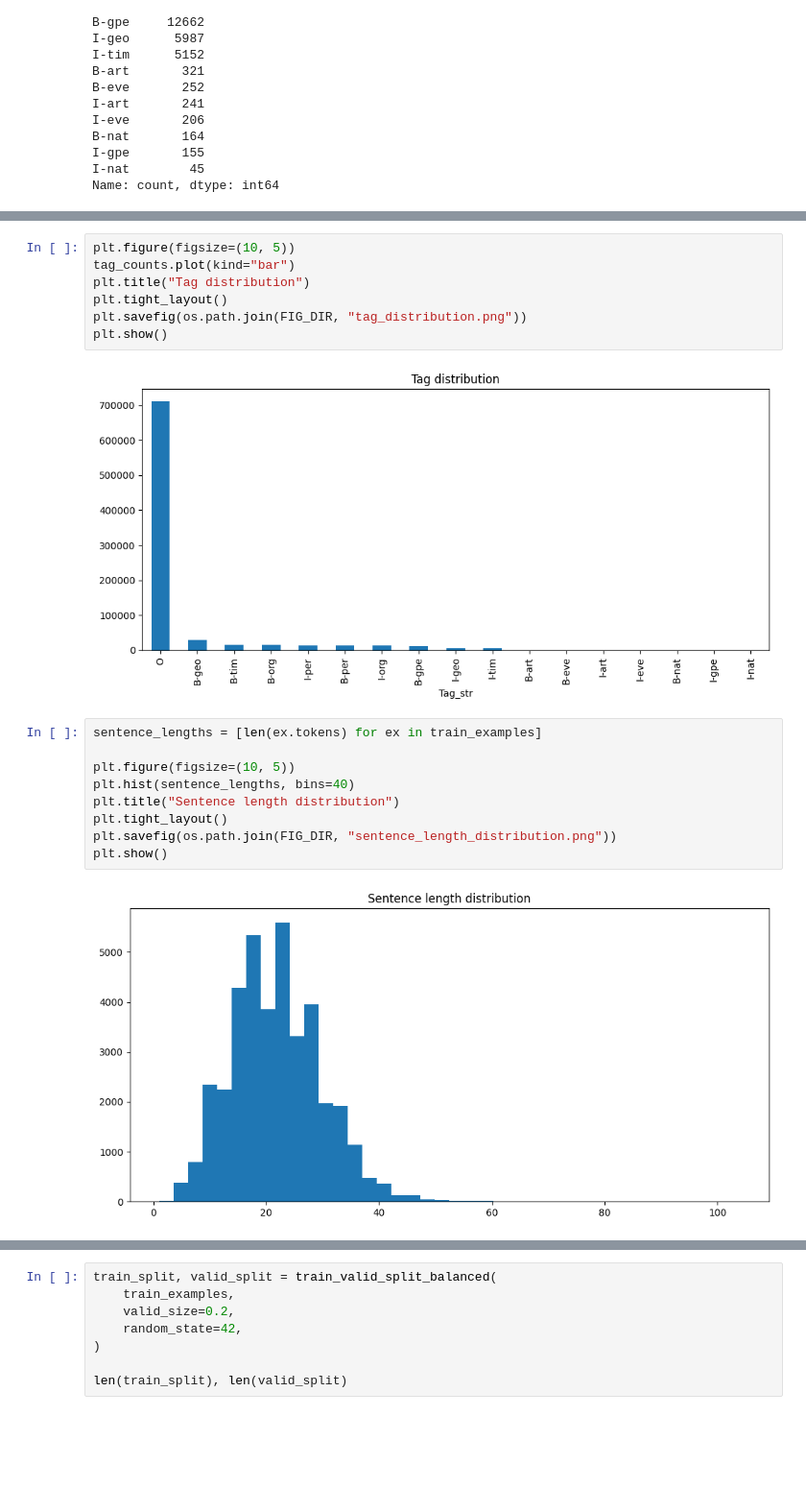
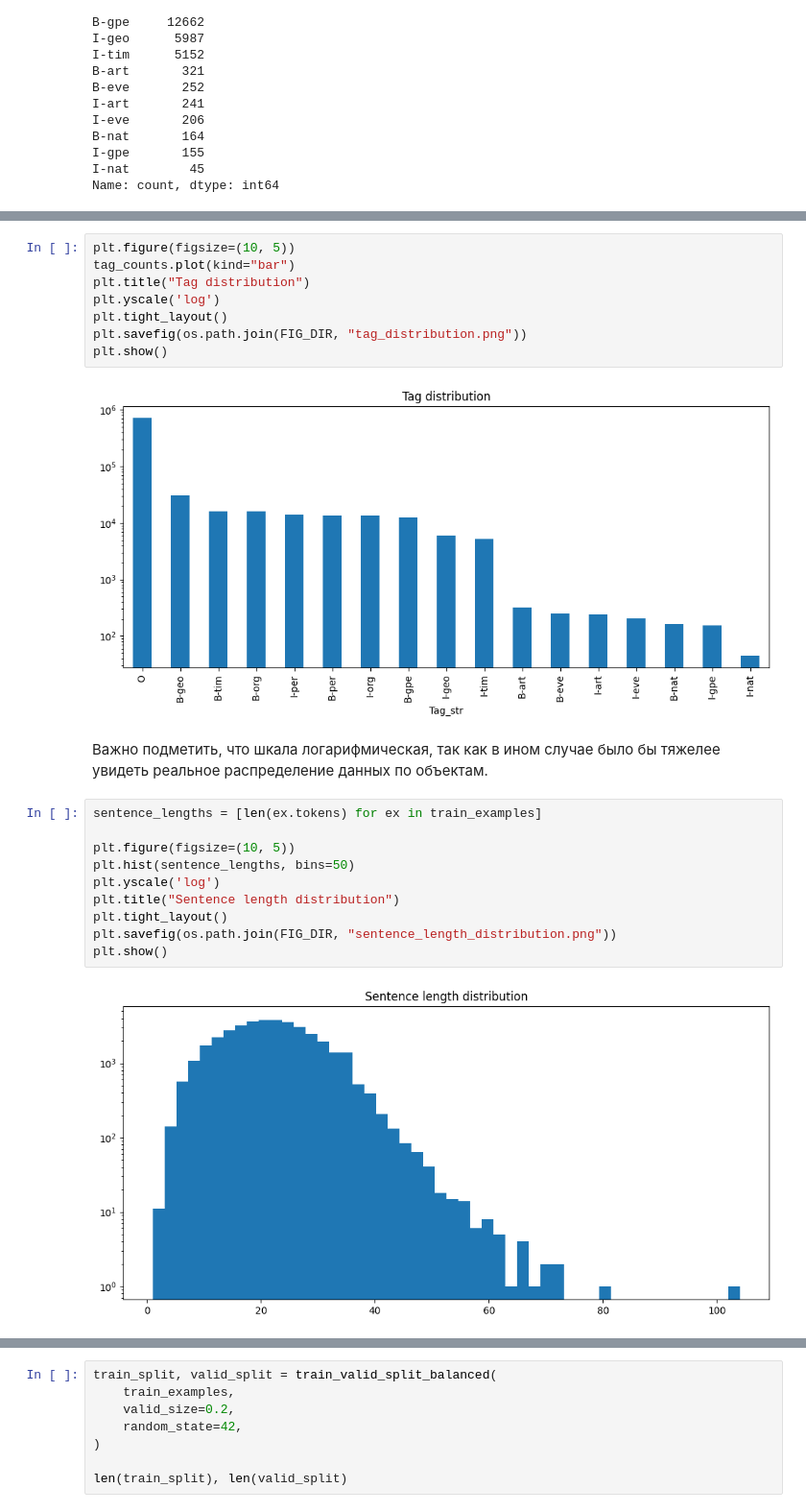
Before and after one commit to DanTimson/IAD25-ML-NLP-lab, a Jupyter notebook: notebooks/solution.ipynb, the cells around one changed output, grey strips where cells are left out. Shown at 96% size. Drawn from its saved outputs; the diff is of its cells as text; blank space fills up the shorter version.

```diff
--- a/notebooks/solution.ipynb
+++ b/notebooks/solution.ipynb
@@ -109,19 +140,23 @@ Name: count, dtype: int64
 plt.figure(figsize=(10, 5))
 tag_counts.plot(kind="bar")
 plt.title("Tag distribution")
+plt.yscale('log')
 plt.tight_layout()
 plt.savefig(os.path.join(FIG_DIR, "tag_distribution.png"))
 plt.show()
 # %% [output]
-[figure, old version]
+[figure, new version]
+# %% [markdown]
+Важно подметить, что шкала логарифмическая, так как в ином случае было бы тяжелее увидеть реальное распределение данных по объектам.
 # %%
 sentence_lengths = [len(ex.tokens) for ex in train_examples]
 
 plt.figure(figsize=(10, 5))
-plt.hist(sentence_lengths, bins=40)
+plt.hist(sentence_lengths, bins=50)
+plt.yscale('log')
 plt.title("Sentence length distribution")
 plt.tight_layout()
 plt.savefig(os.path.join(FIG_DIR, "sentence_length_distribution.png"))
 plt.show()
 # %% [output]
-[figure, old version]
+[figure, new version]
```
Also changed, not shown: parts of 34 cells of this notebook, 22 other files.
